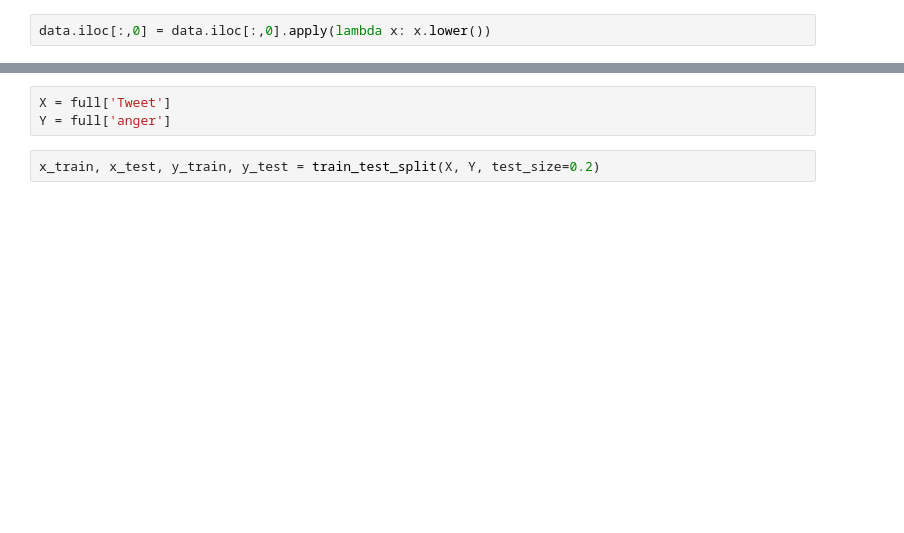
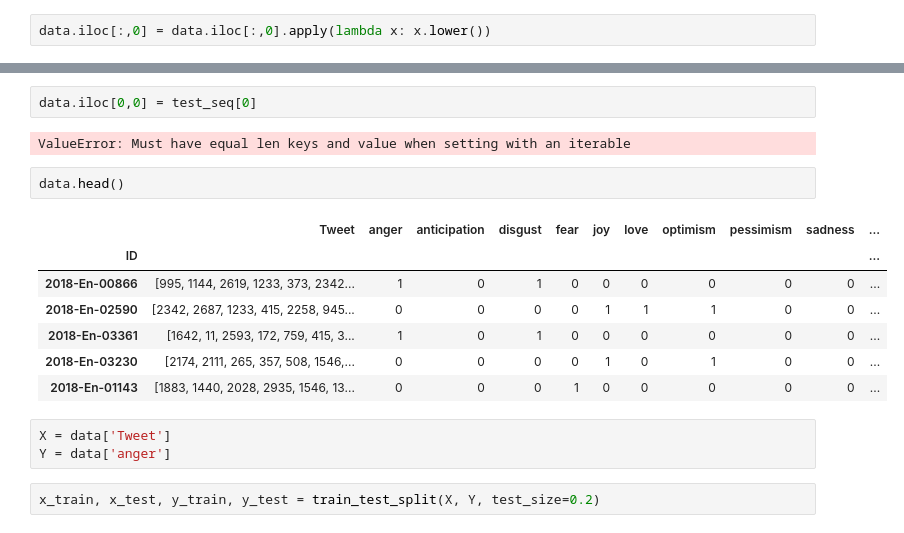
Before and after one commit to rpadilla6/All_The_Feels-Model, a Jupyter notebook: LSTM.ipynb, the cells around one changed output, grey strips where cells are left out. Saved outputs shown, nothing was run; the diff lists cells and outputs as text; blank space fills up the shorter version.

```diff
--- a/LSTM.ipynb
+++ b/LSTM.ipynb
@@ -79,5 +76,19 @@ vectorize = W
+# %%
+data.iloc[0,0] = test_seq[0]
+# %% [output]
+ValueError: Must have equal len keys and value when setting with an iterable
+# %%
+data.head()
+# %% [output]
+|  | Tweet | anger | anticipation | disgust | fear | joy | love | optimism | pessimism | sadness | ... |
+| ID |  |  |  |  |  |  |  |  |  |  | ... |
+| 2018-En-00866 | [995, 1144, 2619, 1233, 373, 2342... | 1 | 0 | 1 | 0 | 0 | 0 | 0 | 0 | 0 | ... |
+| 2018-En-02590 | [2342, 2687, 1233, 415, 2258, 945... | 0 | 0 | 0 | 0 | 1 | 1 | 1 | 0 | 0 | ... |
+| 2018-En-03361 | [1642, 11, 2593, 172, 759, 415, 3... | 1 | 0 | 1 | 0 | 0 | 0 | 0 | 0 | 0 | ... |
+| 2018-En-03230 | [2174, 2111, 265, 357, 508, 1546,... | 0 | 0 | 0 | 0 | 1 | 0 | 1 | 0 | 0 | ... |
+| 2018-En-01143 | [1883, 1440, 2028, 2935, 1546, 13... | 0 | 0 | 0 | 1 | 0 | 0 | 0 | 0 | 0 | ... |
 # %%
-X = full['Tweet']
-Y = full['anger']
+X = data['Tweet']
+Y = data['anger']
 # %%
 x_train, x_test, y_train, y_test = train_test_split(X, Y, test_size=0.2)
```
Also changed, not shown: parts of 21 cells of this notebook.
